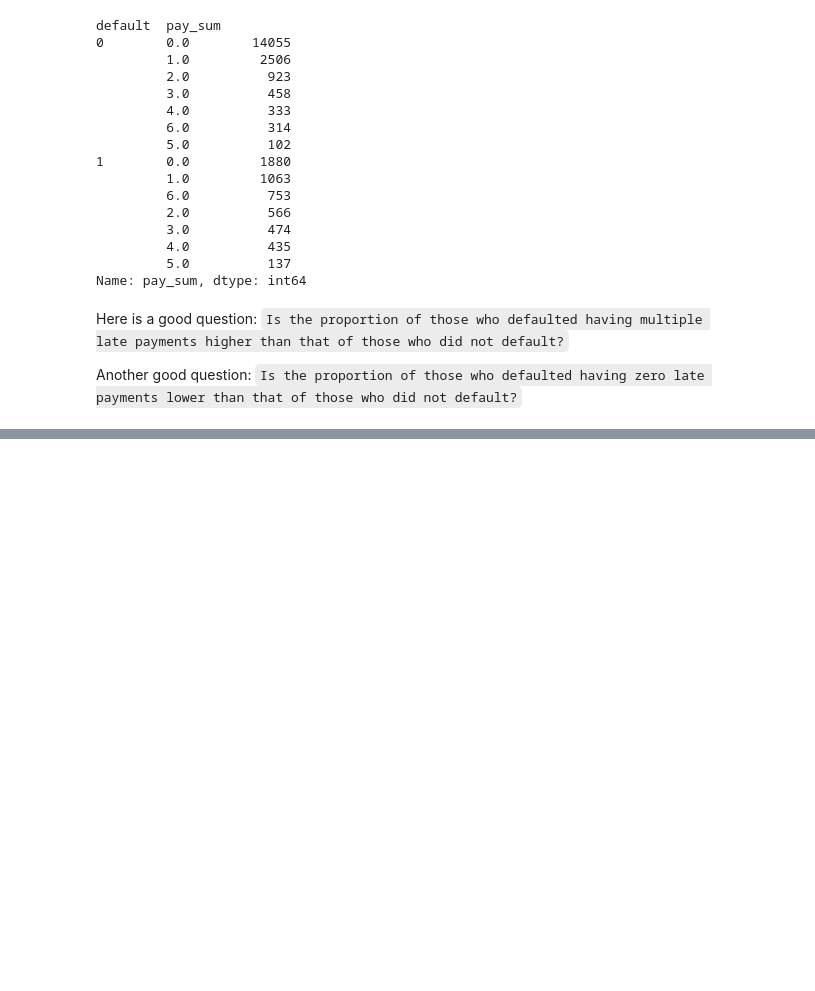
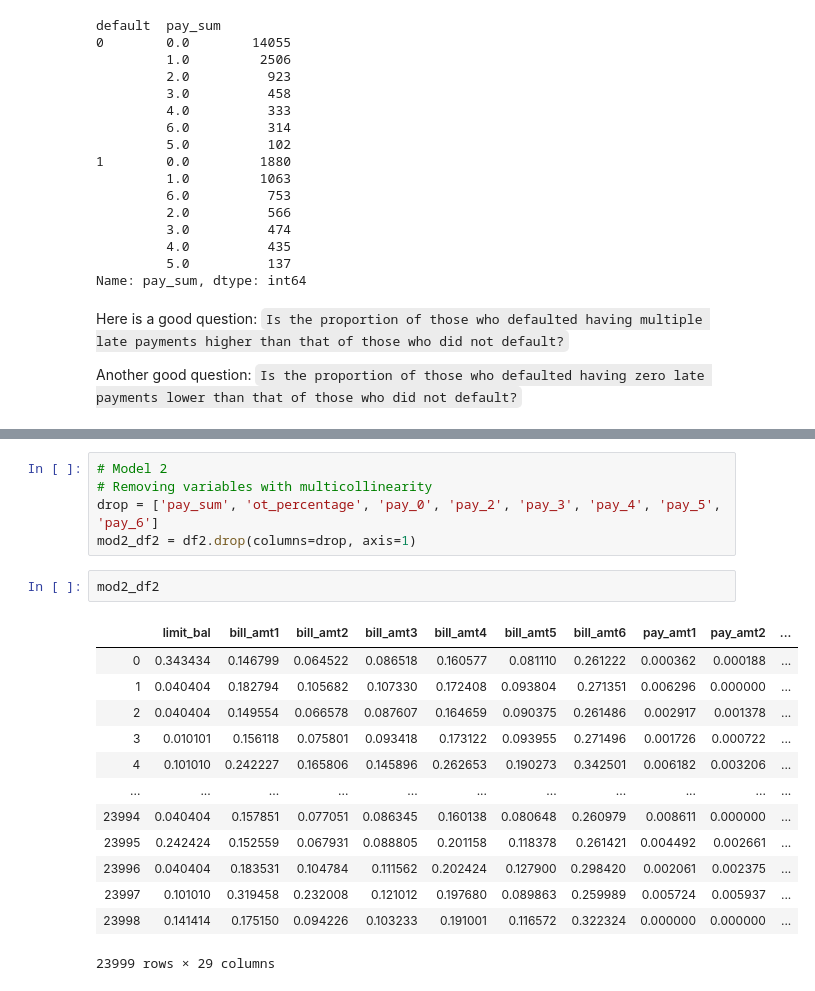
Before and after one commit to daveajstearns/mod3_bakeoff, a Jupyter notebook: classification_bakedoff.ipynb, the cells around one changed output, grey strips where cells are left out. Cells and saved outputs as stored; diff of their text form; blank space fills up the shorter version.

```diff
--- a/classification_bakedoff.ipynb
+++ b/classification_bakedoff.ipynb
@@ -219,0 +379,21 @@ Another good question: `Is the proportion of those who defaulted having zero lat
+# %%
+# Model 2
+# Removing variables with multicollinearity
+drop = ['pay_sum', 'ot_percentage', 'pay_0', 'pay_2', 'pay_3', 'pay_4', 'pay_5', 'pay_6']
+mod2_df2 = df2.drop(columns=drop, axis=1)
+# %%
+mod2_df2
+# %% [output]
+|  | limit_bal | bill_amt1 | bill_amt2 | bill_amt3 | bill_amt4 | bill_amt5 | bill_amt6 | pay_amt1 | pay_amt2 | ... |
+| 0 | 0.343434 | 0.146799 | 0.064522 | 0.086518 | 0.160577 | 0.081110 | 0.261222 | 0.000362 | 0.000188 | ... |
+| 1 | 0.040404 | 0.182794 | 0.105682 | 0.107330 | 0.172408 | 0.093804 | 0.271351 | 0.006296 | 0.000000 | ... |
+| 2 | 0.040404 | 0.149554 | 0.066578 | 0.087607 | 0.164659 | 0.090375 | 0.261486 | 0.002917 | 0.001378 | ... |
+| 3 | 0.010101 | 0.156118 | 0.075801 | 0.093418 | 0.173122 | 0.093955 | 0.271496 | 0.001726 | 0.000722 | ... |
+| 4 | 0.101010 | 0.242227 | 0.165806 | 0.145896 | 0.262653 | 0.190273 | 0.342501 | 0.006182 | 0.003206 | ... |
+| ... | ... | ... | ... | ... | ... | ... | ... | ... | ... | ... |
+| 23994 | 0.040404 | 0.157851 | 0.077051 | 0.086345 | 0.160138 | 0.080648 | 0.260979 | 0.008611 | 0.000000 | ... |
+| 23995 | 0.242424 | 0.152559 | 0.067931 | 0.088805 | 0.201158 | 0.118378 | 0.261421 | 0.004492 | 0.002661 | ... |
+| 23996 | 0.040404 | 0.183531 | 0.104784 | 0.111562 | 0.202424 | 0.127900 | 0.298420 | 0.002061 | 0.002375 | ... |
+| 23997 | 0.101010 | 0.319458 | 0.232008 | 0.121012 | 0.197680 | 0.089863 | 0.259989 | 0.005724 | 0.005937 | ... |
+| 23998 | 0.141414 | 0.175150 | 0.094226 | 0.103233 | 0.191001 | 0.116572 | 0.322324 | 0.000000 | 0.000000 | ... |
+23999 rows × 29 columns
```
Also changed, not shown: parts of 31 cells of this notebook.
